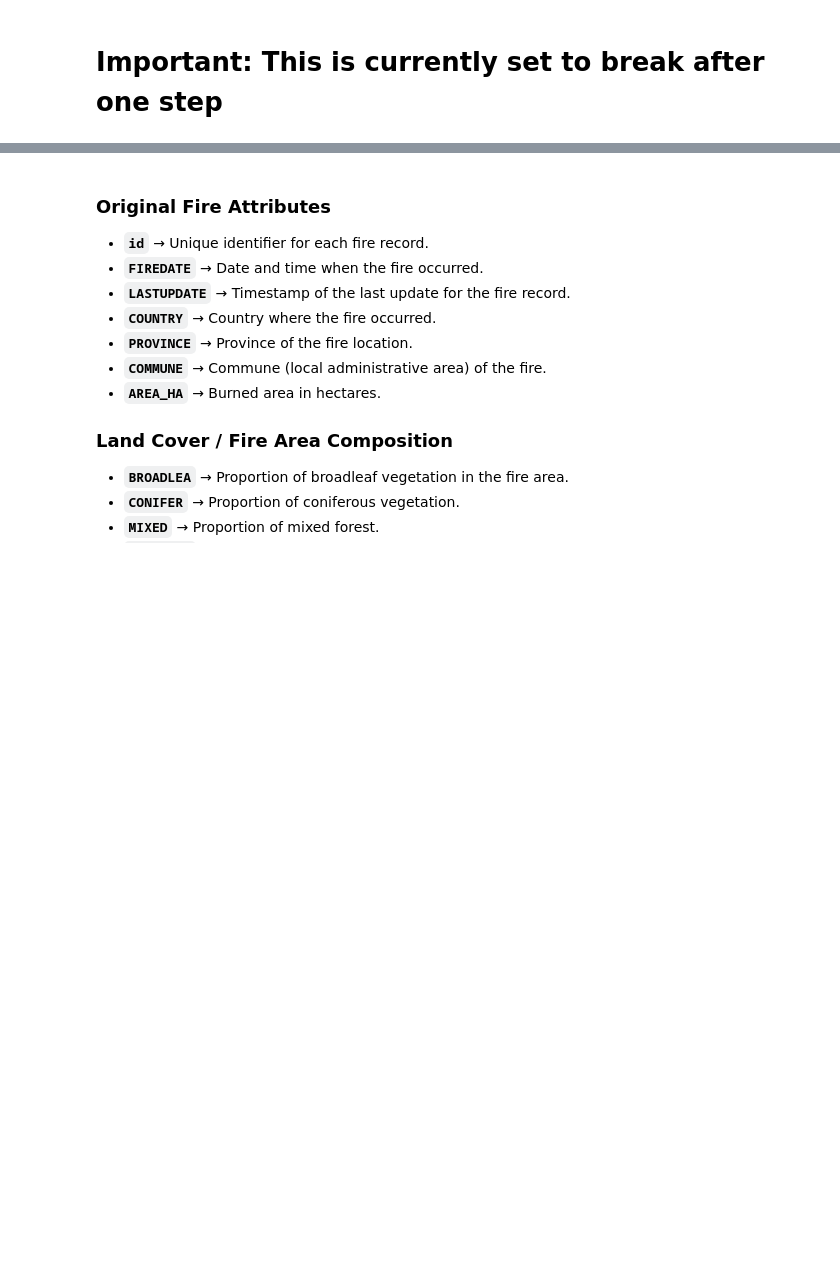
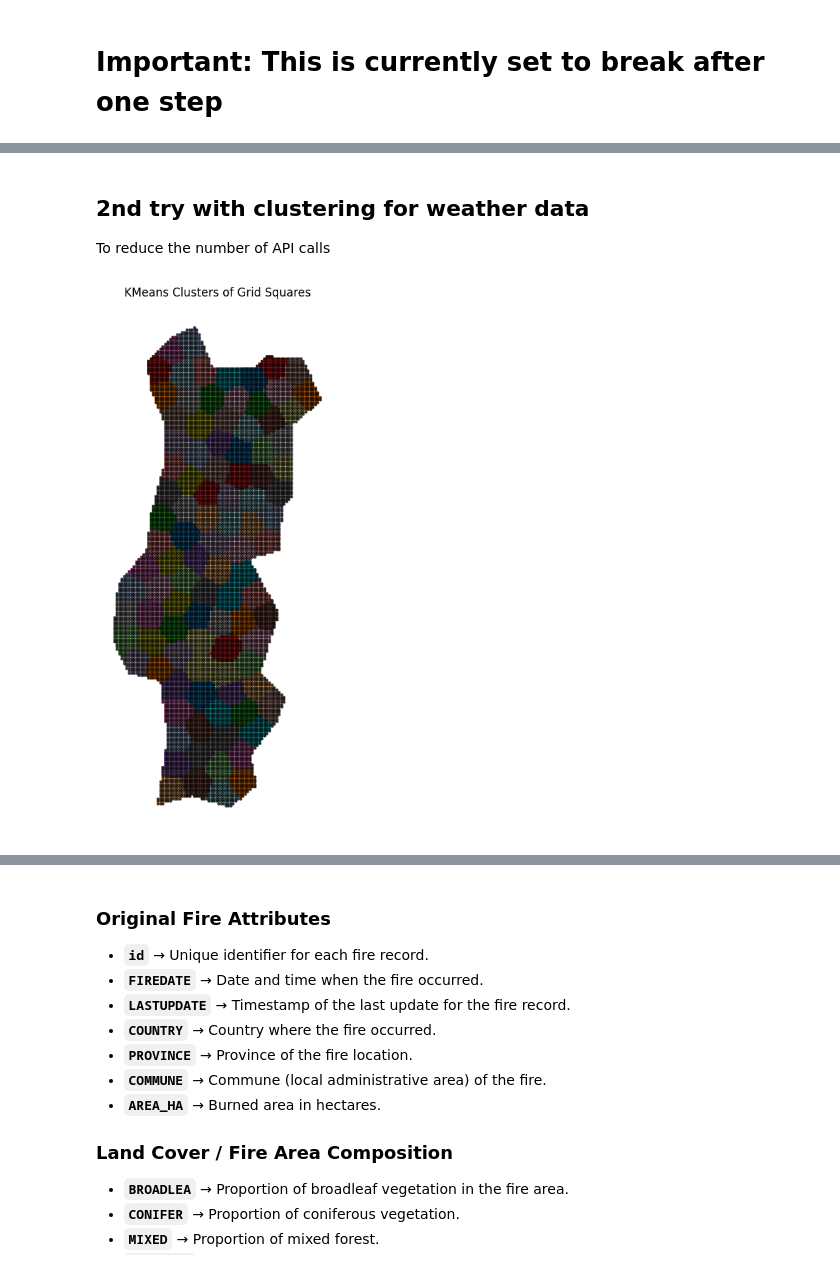
Before and after one commit to selinceydeli/Full-Graph_Wildfire_Prediction, a Jupyter notebook: prep_data.ipynb, the cells around one changed output, grey strips where cells are left out. Cells and saved outputs as stored; diff of their text form; code cells hidden in the pictures; blank space fills up the shorter version.

Commit message:
clustering for weather data

```diff
--- a/prep_data.ipynb
+++ b/prep_data.ipynb
@@ -66,5 +75,5 @@ print(minx, miny, maxx, maxy)
 # %%
-grid_size = 8000 # meters - discretization size of what one node is in our graph
+grid_size = 3000 # meters - discretization size of what one node is in our graph
 x_coords = np.arange(minx, maxx, grid_size)
 y_coords = np.arange(miny, maxy, grid_size)
 # %%
@@ -266,0 +330,24 @@ for day in tqdm(grouped_by_day["DAY"]):
+# %% [markdown]
+## 2nd try with clustering for weather data
+To reduce the number of API calls
+# %%
+from sklearn.cluster import KMeans
+
+grid_gdf.to_crs(coord_ref_sys)
+coords = np.array([(geom.y, geom.x) for geom in grid_gdf.centroid_grid])
+
+# clustering based on geographic closeness
+n_clusters = 100
+kmeans = KMeans(n_clusters=n_clusters, random_state=42, n_init = 10)
+grid_gdf["cluster_id"] = kmeans.fit_predict(coords)
+
+fig, ax = plt.subplots(figsize=(10,10))
+grid_gdf.plot(column="cluster_id", categorical=True, ax=ax, cmap="tab20")
+grid_gdf.geometry.centroid.plot(ax=ax, color="black", markersize=5, alpha=0.6)
+ax.set_title("KMeans Clusters of Grid Squares")
+ax.set_axis_off()
+plt.show()
+
+grid_gdf.head()
+# %% [output]
+[figure, added]
```
Also changed, not shown: parts of 16 cells of this notebook, 1 other file.
